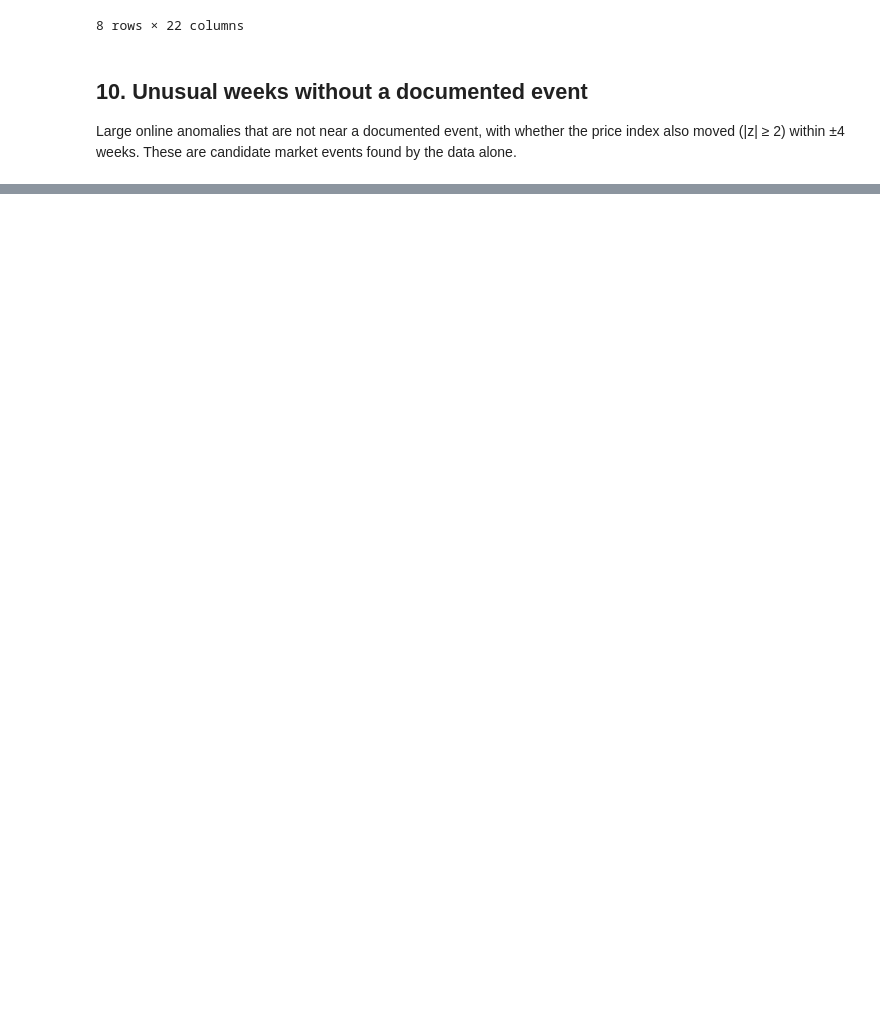
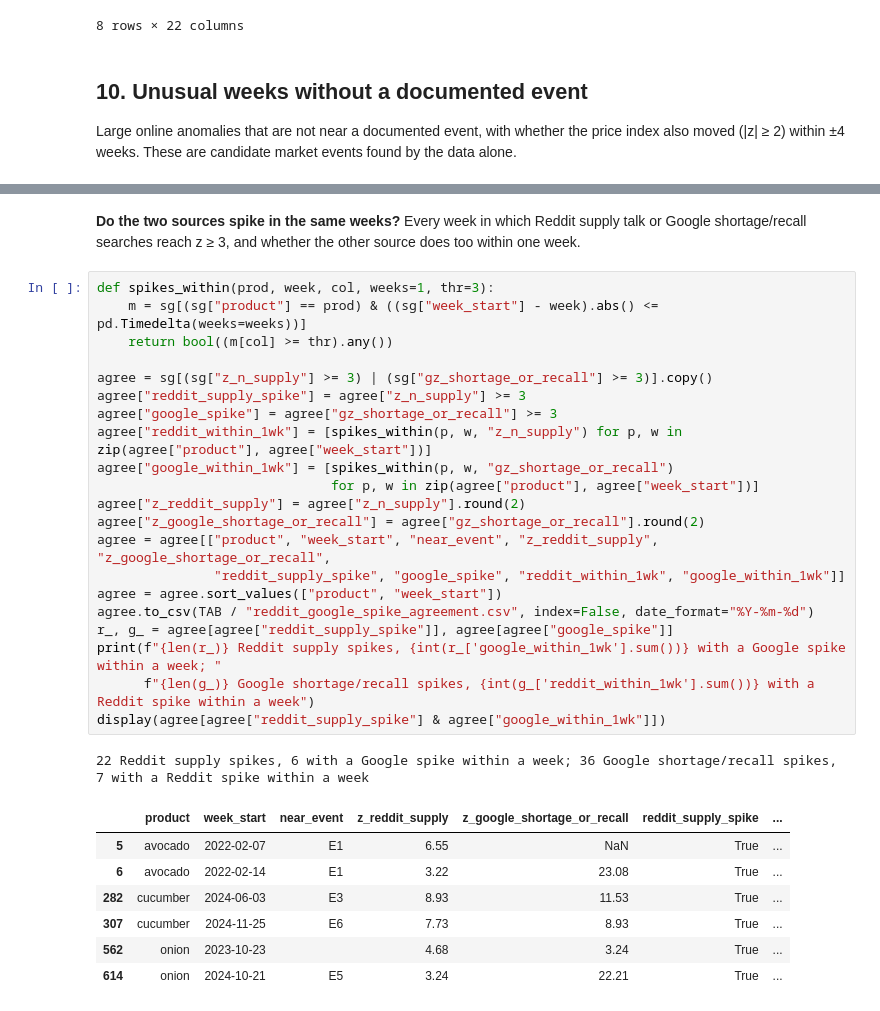
Before and after one commit to joy91269/CultivateIQYummy, a Jupyter notebook: notebooks/task2_signals_and_prices.ipynb, the cells around one changed output, grey strips where cells are left out. Drawn from its saved outputs; the diff is of its cells as text; blank space fills up the shorter version.

```diff
--- a/notebooks/task2_signals_and_prices.ipynb
+++ b/notebooks/task2_signals_and_prices.ipynb
@@ -964,0 +1015,33 @@ display(cand[["product", "week_start", "volume", "unusual_series", "distinctive_
+# %% [markdown]
+**Do the two sources spike in the same weeks?** Every week in which Reddit supply talk or Google shortage/recall
+searches reach z ≥ 3, and whether the other source does too within one week.
+# %%
+def spikes_within(prod, week, col, weeks=1, thr=3):
+    m = sg[(sg["product"] == prod) & ((sg["week_start"] - week).abs() <= pd.Timedelta(weeks=weeks))]
+    return bool((m[col] >= thr).any())
+
+agree = sg[(sg["z_n_supply"] >= 3) | (sg["gz_shortage_or_recall"] >= 3)].copy()
+agree["reddit_supply_spike"] = agree["z_n_supply"] >= 3
+agree["google_spike"] = agree["gz_shortage_or_recall"] >= 3
+agree["reddit_within_1wk"] = [spikes_within(p, w, "z_n_supply") for p, w in zip(agree["product"], agree["week_start"])]
+agree["google_within_1wk"] = [spikes_within(p, w, "gz_shortage_or_recall")
+                              for p, w in zip(agree["product"], agree["week_start"])]
+agree["z_reddit_supply"] = agree["z_n_supply"].round(2)
+agree["z_google_shortage_or_recall"] = agree["gz_shortage_or_recall"].round(2)
+agree = agree[["product", "week_start", "near_event", "z_reddit_supply", "z_google_shortage_or_recall",
+               "reddit_supply_spike", "google_spike", "reddit_within_1wk", "google_within_1wk"]]
+agree = agree.sort_values(["product", "week_start"])
+agree.to_csv(TAB / "reddit_google_spike_agreement.csv", index=False, date_format="%Y-%m-%d")
+r_, g_ = agree[agree["reddit_supply_spike"]], agree[agree["google_spike"]]
+print(f"{len(r_)} Reddit supply spikes, {int(r_['google_within_1wk'].sum())} with a Google spike within a week; "
+      f"{len(g_)} Google shortage/recall spikes, {int(g_['reddit_within_1wk'].sum())} with a Reddit spike within a week")
+display(agree[agree["reddit_supply_spike"] & agree["google_within_1wk"]])
+# %% [output]
+22 Reddit supply spikes, 6 with a Google spike within a week; 36 Google shortage/recall spikes, 7 with a Reddit spike within a week
+|  | product | week_start | near_event | z_reddit_supply | z_google_shortage_or_recall | reddit_supply_spike | ... |
+| 5 | avocado | 2022-02-07 | E1 | 6.55 | NaN | True | ... |
+| 6 | avocado | 2022-02-14 | E1 | 3.22 | 23.08 | True | ... |
+| 282 | cucumber | 2024-06-03 | E3 | 8.93 | 11.53 | True | ... |
+| 307 | cucumber | 2024-11-25 | E6 | 7.73 | 8.93 | True | ... |
+| 562 | onion | 2023-10-23 |  | 4.68 | 3.24 | True | ... |
+| 614 | onion | 2024-10-21 | E5 | 3.24 | 22.21 | True | ... |
```
Also changed, not shown: parts of 5 cells of this notebook, 28 other files.
